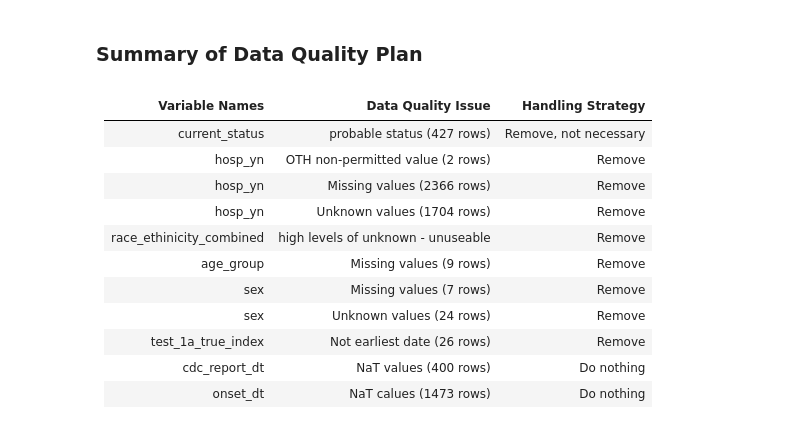
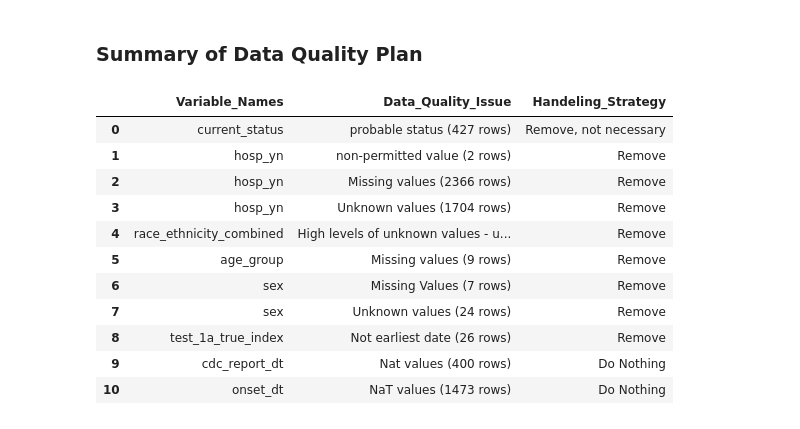
Before and after one commit to Jamtd1/DataAnalytics-Data-Analysing, a Jupyter notebook: Assignment 1/Homework1/2020-Homework1-Notebook-Cont.ipynb, the cells around one changed output. Drawn from its saved outputs; the diff is of its cells as text; code cells hidden in the pictures.

```diff
--- a/Assignment 1/Homework1/2020-Homework1-Notebook-Cont.ipynb
+++ b/Assignment 1/Homework1/2020-Homework1-Notebook-Cont.ipynb
@@ -882,17 +882,24 @@ death_yn                   0
 dtype: int64
 # %% [markdown]
 ### Summary of Data Quality Plan
-# %% [markdown]
-| Variable Names                     | Data Quality Issue                 | Handling Strategy              |
-|------------------------------------|------------------------------------|--------------------------------|
-| current_status                     | probable status (427 rows)         | Remove, not necessary          |
-| hosp_yn                            | OTH non-permitted value (2 rows)   | Remove                         |
-| hosp_yn                            | Missing values (2366 rows)         | Remove                         |
-| hosp_yn                            | Unknown values (1704 rows)         | Remove                         |
-| race_ethinicity_combined           | high levels of unknown - unuseable | Remove                         |
-| age_group                          | Missing values (9 rows)            | Remove                         |
-| sex                                | Missing values (7 rows)            | Remove                         |
-| sex                                | Unknown values (24 rows)           | Remove                         |
-| test_1a_true_index                 | Not earliest date (26 rows)        | Remove                         |
-| cdc_report_dt                      | NaT values (400 rows)              | Do nothing                     |
-| onset_dt                           | NaT calues (1473 rows)             | Do nothing                     |
+# %%
+variable_names = ['current_status', 'hosp_yn', 'hosp_yn', 'hosp_yn', 'race_ethnicity_combined', 'age_group', 'sex', 'sex', 'test_1a_true_index', 'cdc_report_dt', 'onset_dt']
+data_quality_issue = ['probable status (427 rows)', 'non-permitted value (2 rows)', 'Missing values (2366 rows)', 'Unknown values (1704 rows)', 'High levels of unknown values - unuseable', 'Missing values (9 rows)', 'Missing Values (7 rows)', 'Unknown values (24 rows)', 'Not earliest date (26 rows)', 'Nat values (400 rows)', 'NaT values (1473 rows)']
+handeling_strategy = ['Remove, not necessary', 'Remove', 'Remove', 'Remove', 'Remove', 'Remove', 'Remove', 'Remove', 'Remove', 'Do Nothing', 'Do Nothing']
+# %%
+data_quality_plan_df = pd.DataFrame(dict(Variable_Names= variable_names, Data_Quality_Issue=data_quality_issue, Handeling_Strategy=handeling_strategy))
+# %%
+data_quality_plan_df
+# %% [output]
+|  | Variable_Names | Data_Quality_Issue | Handeling_Strategy |
+| 0 | current_status | probable status (427 rows) | Remove, not necessary |
+| 1 | hosp_yn | non-permitted value (2 rows) | Remove |
+| 2 | hosp_yn | Missing values (2366 rows) | Remove |
+| 3 | hosp_yn | Unknown values (1704 rows) | Remove |
+| 4 | race_ethnicity_combined | High levels of unknown values - u... | Remove |
+| 5 | age_group | Missing values (9 rows) | Remove |
+| 6 | sex | Missing Values (7 rows) | Remove |
+| 7 | sex | Unknown values (24 rows) | Remove |
+| 8 | test_1a_true_index | Not earliest date (26 rows) | Remove |
+| 9 | cdc_report_dt | Nat values (400 rows) | Do Nothing |
+| 10 | onset_dt | NaT values (1473 rows) | Do Nothing |
```
Also changed, not shown: parts of 3 cells of this notebook.
